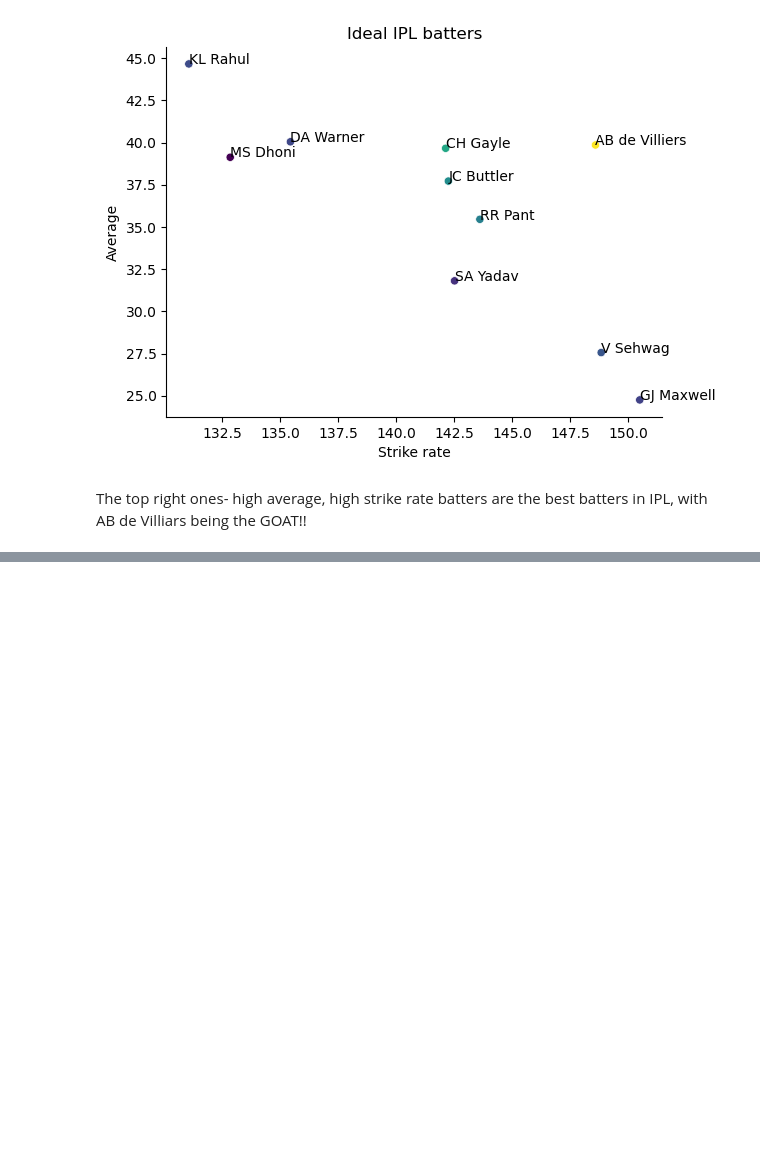
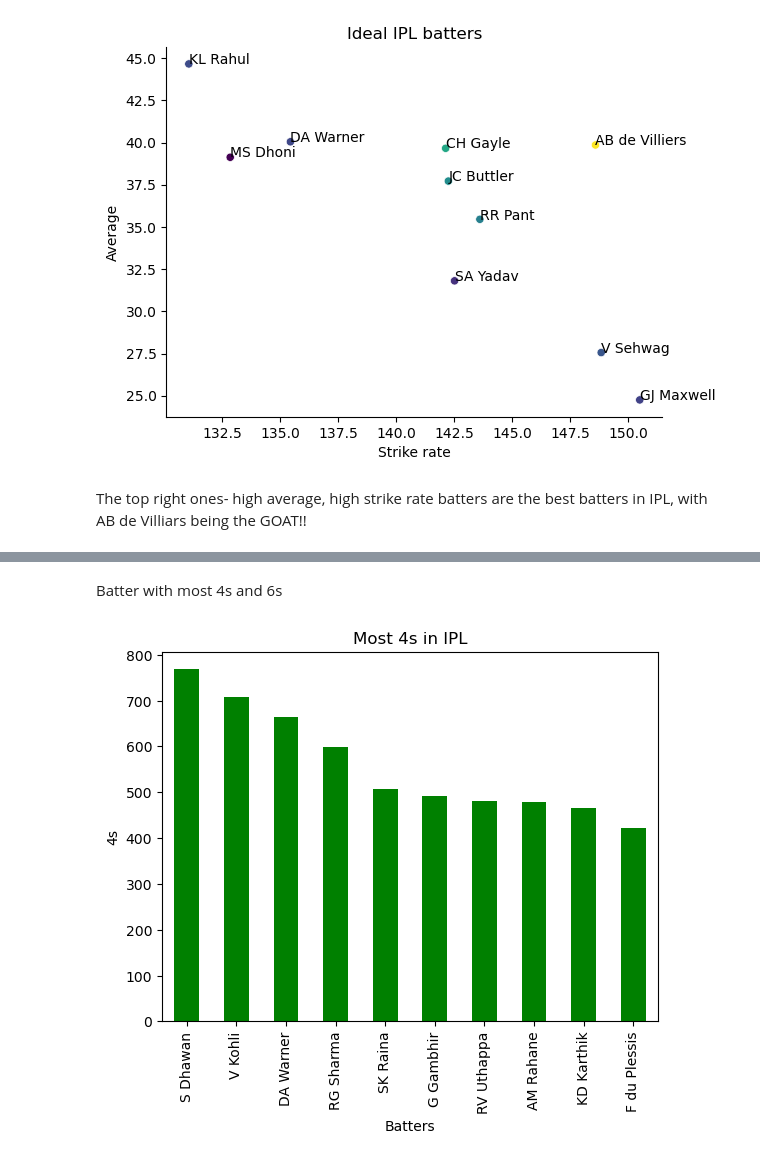
Before and after one commit to Prashant0594/python_data_projects, a Jupyter notebook: project_IPL_analysis/best_batsman.ipynb, the cells around one changed output, grey strips where cells are left out. Drawn from its saved outputs; the diff is of its cells as text; code cells hidden in the pictures; blank space fills up the shorter version.

```diff
--- a/project_IPL_analysis/best_batsman.ipynb
+++ b/project_IPL_analysis/best_batsman.ipynb
@@ -323,0 +313,11 @@ Name: batsman_runs, dtype: int64
+# %% [markdown]
+Batter with most 4s and 6s
+# %%
+most4s =df[df['batsman_runs']==4].groupby('batter')['batsman_runs'].count().sort_values(ascending=False).head(10)
+most4s.plot(kind='bar',color='green')
+plt.xlabel('Batters')
+plt.ylabel('4s')
+plt.title('Most 4s in IPL')
+plt.show()
+# %% [output]
+[figure, added]
```
Also changed, not shown: parts of 4 cells of this notebook.
